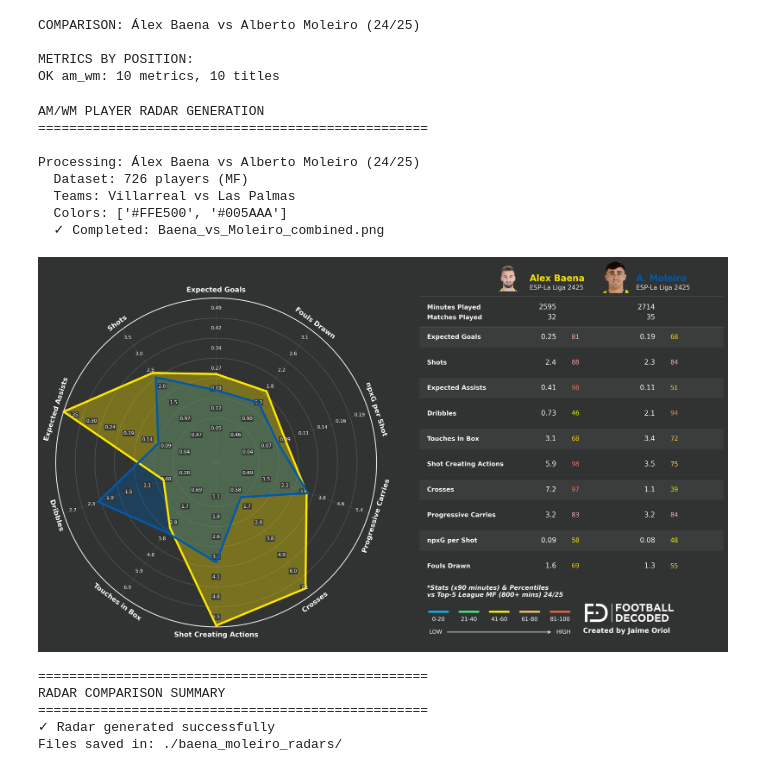
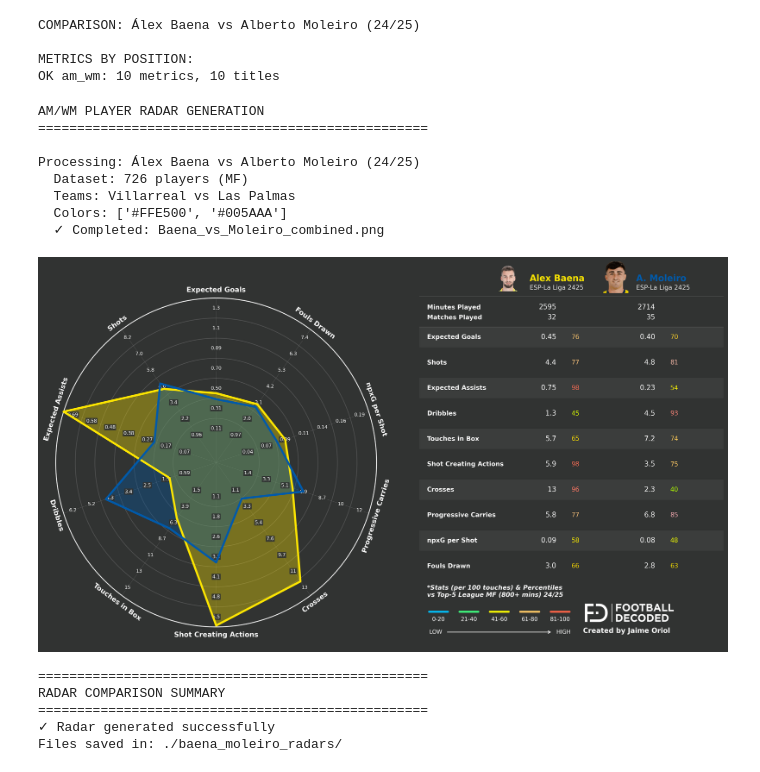
Before and after one commit to jaime-oriol/footballdecoded, a Jupyter notebook: tfm/teams/villarreal/baena_moleiro_radar.ipynb, the cells around one changed output. Drawn from its saved outputs; the diff is of its cells as text; code cells hidden in the pictures.

Commit message:
TFM: per 100 touche

```diff
--- a/tfm/teams/villarreal/baena_moleiro_radar.ipynb
+++ b/tfm/teams/villarreal/baena_moleiro_radar.ipynb
@@ -144,29 +144,30 @@ print(f"FBref: {fbref_nums.shape[1]} métricas | Understat: {understat_nums.shap
 # %% [output]
 FBref: 185 métricas | Understat: 10 métricas
 # %%
-# Métricas a excluir de per90
-exclude_per90 = {
+# Métricas a excluir de normalización
+exclude_normalization = {
     'pass_completion_pct', 'shots_on_target_pct', 'Take-Ons_Succ%', 'Take-Ons_Tkld%',
     'Aerial Duels_Won%', 'Challenges_Tkl%', 'Save%', 'Launched_Cmp%', 'Crosses_Stp%',
     'shots_per_90', 'GA90', 'GCA_GCA90', 'SCA_SCA90', 'Team Success_+/-90', 'SoT/90',
     'npxG/Sh', 'xG+xAG', 'non_penalty_xG_plus_xAG', 'avg_shot_distance', 'minutes_per_match',
     'Passes_AvgLen', 'Goal Kicks_AvgLen', 'Starts_Mn/Start', 'Subs_Mn/Sub', 'Min%',
     'matches_played', 'matches_started', 'minutes_played', 'wins', 'draws', 'losses',
-    'understat_buildup_involvement_pct', 'understat_player_id', 'understat_team_id'
+    'understat_buildup_involvement_pct', 'understat_player_id', 'understat_team_id',
+    'Touches_Touches'  # Excluir Touches de la normalización
 }
 
-# Calcular per90 FBref
-fbref_per90 = fbref_nums.loc[:, ~fbref_nums.columns.isin(exclude_per90)]
-fbref_per90 = (fbref_per90.div(fbref_nums['minutes_played'], axis=0) * 90).round(3)
-fbref_per90.columns = [f'{col}_per90' for col in fbref_per90.columns]
+# Calcular per100touches FBref
+fbref_per100 = fbref_nums.loc[:, ~fbref_nums.columns.isin(exclude_normalization)]
+fbref_per100 = (fbref_per100.div(fbref_nums['Touches_Touches'], axis=0) * 100).round(3)
+fbref_per100.columns = [f'{col}_per100touches' for col in fbref_per100.columns]
 
-# Calcular per90 Understat
-understat_per90 = understat_nums.loc[:, ~understat_nums.columns.isin(exclude_per90)]
-understat_per90 = (understat_per90.div(fbref_nums['minutes_played'], axis=0) * 90).round(3)
-understat_per90.columns = [f'{col}_per90' for col in understat_per90.columns]
+# Calcular per100touches Understat
+understat_per100 = understat_nums.loc[:, ~understat_nums.columns.isin(exclude_normalization)]
+understat_per100 = (understat_per100.div(fbref_nums['Touches_Touches'], axis=0) * 100).round(3)
+understat_per100.columns = [f'{col}_per100touches' for col in understat_per100.columns]
 
-print(f"Per90: {fbref_per90.shape[1]} + {understat_per90.shape[1]}")
+print(f"Per100touches: {fbref_per100.shape[1]} + {understat_per100.shape[1]}")
 
 # COMBINAR todas las métricas
-all_metrics = pd.concat([fbref_nums, understat_nums, fbref_per90, understat_per90], axis=1)
+all_metrics = pd.concat([fbref_nums, understat_nums, fbref_per100, understat_per100], axis=1)
 # %% [output]
@@ -270,11 +271,11 @@ PLAYERS FOUND:
 
 ✓ ALL PLAYERS FOUND
 # %%
-# AM/WM metrics configuration (Mediapunta/Extremo)
+# AM/WM metrics configuration (Mediapunta/Extremo) - PER 100 TOUCHES
 am_metrics = [
-    'expected_goals_per90', 'shots_per90', 'expected_assists_per90', 'Take-Ons_Succ_per90',
-    'Touches_Att Pen_per90', 'SCA_SCA90', 'Crs_per90', 'Carries_PrgC_per90',
-    'npxG/Sh', 'Fld_per90'
+    'expected_goals_per100touches', 'shots_per100touches', 'expected_assists_per100touches', 'Take-Ons_Succ_per100touches',
+    'Touches_Att Pen_per100touches', 'SCA_SCA90', 'Crs_per100touches', 'Carries_PrgC_per100touches',
+    'npxG/Sh', 'Fld_per100touches'
 ]
 am_titles = [
     'Expected Goals', 'Shots', 'Expected Assists', 'Dribbles',
@@ -392,40 +393,40 @@ else:
             team_colors=team_colors,
             team_logos=team_logos,
             save_path=f"{SAVE_PATH_BASE}{config_name}_table.png",
-            footer_text=f"Stats (x90 minutes) & Percentiles\nvs Top-5 League {position_filter} ({MIN_MINUTES}+ mins) 24/25",
+            footer_text=f"Stats (per 100 touches) & Percentiles\nvs Top-5 League {position_filter} ({MIN_MINUTES}+ mins) 24/25",
             show_plot=False
         )
 
         combine_radar_and_table(
             radar_path=f"{SAVE_PATH_BASE}{config_name}_radar.png",
             table_path=f"{SAVE_PATH_BASE}{config_name}_table.png",
             output_path=f"{SAVE_PATH_BASE}{config_name}_combined.png"
         )
 
         print(f"  ✓ Completed: {config_name}_combined.png")
 
         display(IPImage(f"{SAVE_PATH_BASE}{config_name}_combined.png"))
 
         print("\n" + "=" * 50)
         print("RADAR COMPARISON SUMMARY")
         print("=" * 50)
         print(f"✓ Radar generated successfully")
         print(f"Files saved in: {SAVE_PATH_BASE}")
 
     except Exception as e:
         print(f"  ✗ Error: {str(e)}")
         import traceback
         traceback.print_exc()
 # %% [output]
 AM/WM PLAYER RADAR GENERATION
 ==================================================
 
 Processing: Álex Baena vs Alberto Moleiro (24/25)
   Dataset: 726 players (MF)
   Teams: Villarreal vs Las Palmas
   Colors: ['#FFE500', '#005AAA']
   ✓ Completed: Baena_vs_Moleiro_combined.png
-[figure, old version]
+[figure, new version]
 ==================================================
 RADAR COMPARISON SUMMARY
 ==================================================
```
Also changed, not shown: parts of 4 cells of this notebook, 7 other files.
